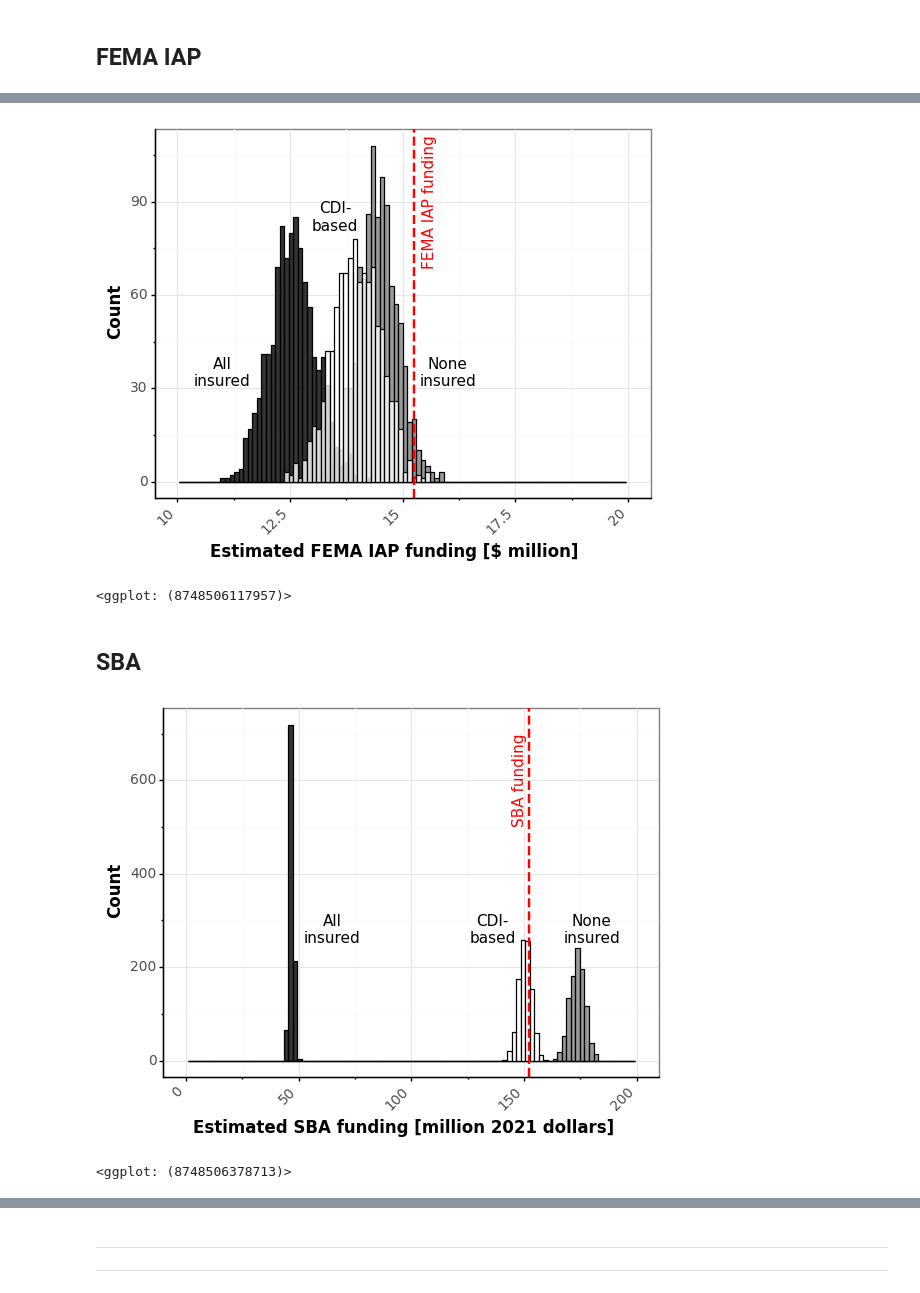
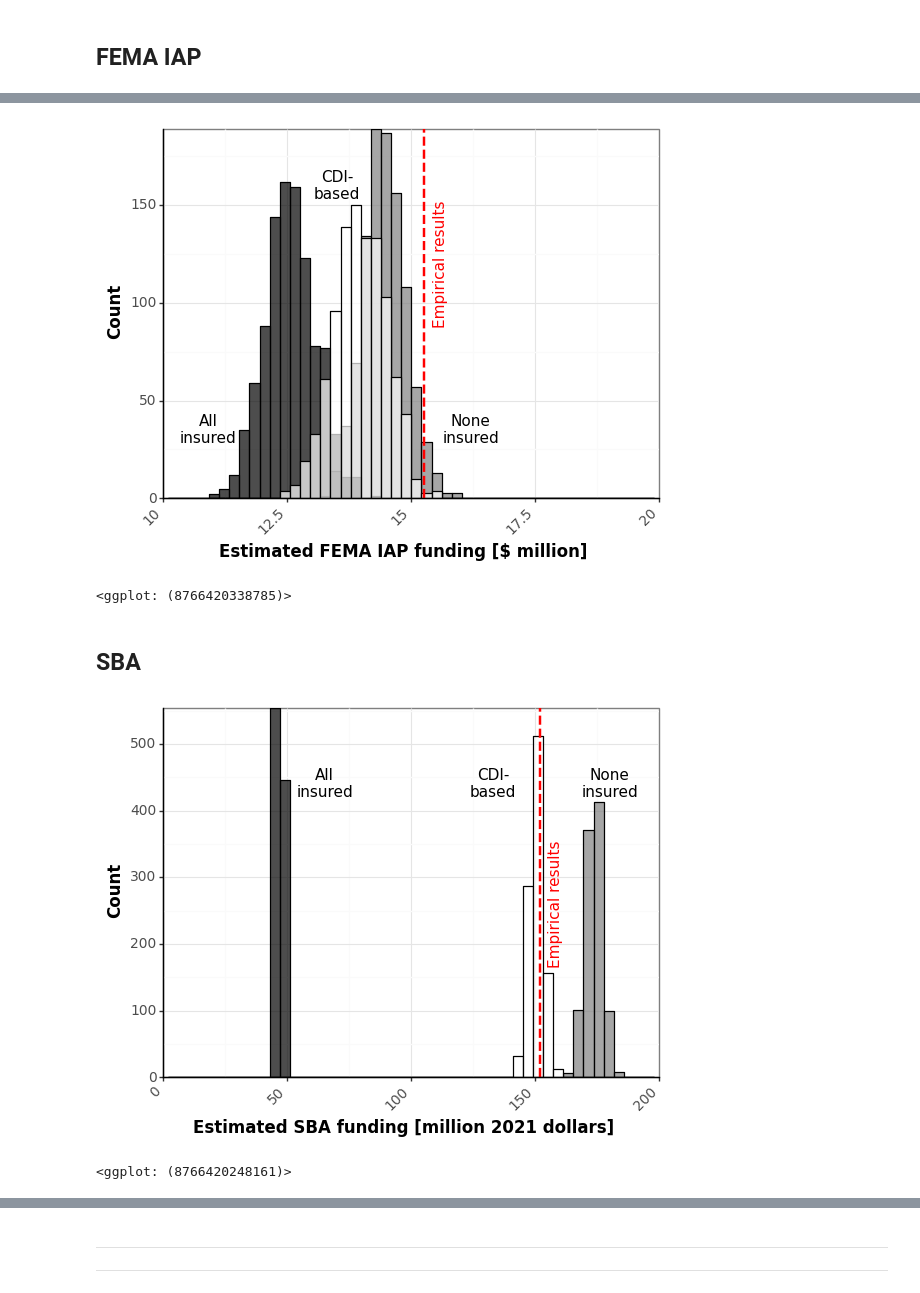
Before and after one commit to rccosta1/Post_Disaster_Unmet_Housing_Needs, a Jupyter notebook: 2017_Fires_Unmet_Needs.ipynb, the cells around one changed output, grey strips where cells are left out. Saved outputs shown, nothing was run; the diff lists cells and outputs as text; code cells hidden in the pictures.

Commit message:
Add files via upload
Corrected the behaviour of the SBA model when it cant find the needed data.

```diff
--- a/2017_Fires_Unmet_Needs.ipynb
+++ b/2017_Fires_Unmet_Needs.ipynb
@@ -1926,7 +1977,8 @@ df_Sources_Some = pd.read_csv(data_dir+'Results_Partial_Insured/2017_Fires_Sourc
 df_Sources_None['Losses'] = ['None insured'] * len(df_Sources_None)
 df_Sources_Some['Losses'] = ['Based on CDI'] * len(df_Sources_Some)
 df_Sources_All['Losses'] = ['All insured'] * len(df_Sources_All)
-df_Sources = df_Sources_None.append(df_Sources_Some).append(df_Sources_All)
+#df_Sources = df_Sources_None.append(df_Sources_Some).append(df_Sources_All)
+df_Sources = df_Sources_None.append(df_Sources_All)
 
 df_Sources['Losses'] = pd.Categorical(df_Sources['Losses'],categories=['None insured','All insured','Based on CDI'])
 
@@ -1935,12 +1987,12 @@ df_Sources['FEMA_IAP'] = df_Sources['FEMA_IAP'].div(1000000)
 
 # Base plot
 plot_base = ggplot(df_Sources,aes(x='FEMA_IAP',group='Losses',fill='Losses'))\
-            + geom_histogram(bins=100,position='identity',color='black',alpha=0.8)\
+            + geom_histogram(bins=50,position='identity',color='black',alpha=0.7)\
             + geom_vline(aes(xintercept=4.189+11.058), linetype='dashed', color='red',size=1)\
-            + annotate('text', x=4.189+11.4, y = 90, label='FEMA IAP funding',color='red',angle=90)\
-            + annotate('text', x=11, y = 35, label='All\ninsured',color='black')\
-            + annotate('text', x=13.5, y = 85, label='CDI-\nbased',color='black')\
-            + annotate('text', x=16, y = 35, label='None\ninsured',color='black')
+            + annotate('text', x=4.189+11.4, y = 120, label='Empirical results',color='red',angle=90)\
+            + annotate('text', x=10.9, y = 35, label='All\ninsured',color='black')\
+            + annotate('text', x=13.5, y = 160, label='CDI-\nbased',color='black')\
+            + annotate('text', x=16.2, y = 35, label='None\ninsured',color='black')
             #+ geom_vline(aes(xintercept=20.7), linetype='dashed', color='red',size=1)\
             #+ annotate('text', x=20, y = 125, label='HCD-reported FEMA IAP funding',color='red',angle=90)\
 
@@ -1955,31 +2007,25 @@ plot_clean = plot_clean + theme(
 ) +\
 labs(fill='Losses')+\
 scale_fill_manual(values = ['gray','black','white'])+\
-scale_x_continuous(name = 'Estimated FEMA IAP funding [$ million]',limits=[10,20]) +\
-scale_y_continuous(name = 'Count')
+scale_x_continuous(name = 'Estimated FEMA IAP funding [$ million]',limits=[10,20],expand=[0,0]) +\
+scale_y_continuous(name = 'Count',expand=[0,0])
 
-ggsave(plot_clean, filename = 'Fig_FEMA_Results.pdf', path = '/content/drive/MyDrive/SURI/Studies/2022_Wildfires/Figures/')
+ggsave(plot_clean, filename = 'Fig_FEMA_Results.pdf', path = '/content/drive/MyDrive/SURI/Studies_Ongoing/2022_Wildfires/Figures/')
 
 plot_clean
 # %% [output]
-[figure, old version]
+[figure, new version]
-<ggplot: (8748506117957)>
+<ggplot: (8766420338785)>
 # %% [markdown]
 ## SBA
 # %%
 # SBA results without insurance
-df_Loss_None = pd.read_csv(data_dir+'Results_No_Insured/2017_Fires_Loss_Hazus.txt')
-df_Unmet_None = pd.read_csv(data_dir+'Results_No_Insured/2017_Fires_Unmet_Hazus.txt')
 df_Sources_None = pd.read_csv(data_dir+'Results_No_Insured/2017_Fires_Sources_Hazus.txt')
 
 # SBA results with all insurance
-df_Loss_All = pd.read_csv(data_dir+'Results_Full_Insured/2017_Fires_Loss_Hazus.txt')
-df_Unmet_All = pd.read_csv(data_dir+'Results_Full_Insured/2017_Fires_Unmet_Hazus.txt')
 df_Sources_All = pd.read_csv(data_dir+'Results_Full_Insured/2017_Fires_Sources_Hazus.txt')
 
 # SBA results with partial insurance
-df_Loss_Some = pd.read_csv(data_dir+'Results_Partial_Insured/2017_Fires_Loss_Hazus.txt')
-df_Unmet_Some = pd.read_csv(data_dir+'Results_Partial_Insured/2017_Fires_Unmet_Hazus.txt')
 df_Sources_Some = pd.read_csv(data_dir+'Results_Partial_Insured/2017_Fires_Sources_Hazus.txt')
 
 
@@ -1987,43 +2033,43 @@ df_Sources_Some = pd.read_csv(data_dir+'Results_Partial_Insured/2017_Fires_Sourc
 df_Sources_None['Losses'] = ['None insured'] * len(df_Sources_None)
 df_Sources_Some['Losses'] = ['Partially insured'] * len(df_Sources_Some)
 df_Sources_All['Losses'] = ['All insured'] * len(df_Sources_All)
 df_Sources = df_Sources_None.append(df_Sources_Some).append(df_Sources_All)
 
 
 # Combine
 df_Sources['SBA_Home'] = df_Sources['SBA_Home'].div(1000000)
 
 # Plot base
 plot_base = ggplot(df_Sources,aes(x='SBA_Home',group='Losses',fill='Losses'))\
-            + geom_histogram(bins=100,position='identity',alpha=0.8,color='black')\
+            + geom_histogram(bins=50,position='identity',alpha=0.7,color='black')\
             + geom_vline(aes(xintercept=cpi.inflate(152,2018,to=2018)), linetype='dashed', color='red',size=1)\
-            + annotate('text', x=148, y = 600, label='SBA funding',color='red', angle=90)\
-            + annotate('text', x=65, y = 280, label='All\ninsured',color='black')\
-            + annotate('text', x=180, y = 280, label='None\ninsured',color='black')\
-            + annotate('text', x=136, y = 280, label='CDI-\nbased',color='black')
+            + annotate('text', x=158, y = 260, label='Empirical results',color='red', angle=90)\
+            + annotate('text', x=65, y = 440, label='All\ninsured',color='black')\
+            + annotate('text', x=180, y = 440, label='None\ninsured',color='black')\
+            + annotate('text', x=133, y = 440, label='CDI-\nbased',color='black')
             #+ geom_vline(aes(xintercept=cpi.inflate(163,2018,to=2018)), linetype='dashed', color='red',size=1)\
             #+ annotate('text', x=159, y = 200, label='HCD-reported SBA funding',color='red', angle=90)\
 
 # Plot clean
 plot_clean = plot_base + theme_bw()
 plot_clean = plot_clean + theme(
     axis_line=element_line(size=1),
     axis_text=element_text(size=10),
     axis_title=element_text(size=12,face="bold"),
     axis_text_x = element_text(angle = 45, hjust=1),
     legend_position='none'
 ) +\
 labs(fill='Insurance')+\
 scale_fill_manual(values = ['black','gray','white'])+\
-scale_x_continuous(name = 'Estimated SBA funding [million 2021 dollars]',limits=[0,200]) +\
-scale_y_continuous(name = 'Count')
+scale_x_continuous(name = 'Estimated SBA funding [million 2021 dollars]',limits=[0,200],expand=[0,0]) +\
+scale_y_continuous(name = 'Count',expand=[0,0])
 
-ggsave(plot_clean, filename = 'Fig_SBA_Hazus_vs_HCD.pdf', path = '/content/drive/MyDrive/SURI/Studies/2022_Wildfires/Figures/')
+ggsave(plot_clean, filename = 'Fig_SBA_Hazus_vs_HCD.pdf', path = '/content/drive/MyDrive/SURI/Studies_Ongoing/2022_Wildfires/Figures/')
 
 plot_clean
 # %% [output]
-[figure, old version]
+[figure, new version]
-<ggplot: (8748506378713)>
+<ggplot: (8766420248161)>
 # %%
 df_SBA_2018[df_SBA_2018['Damaged Property State Code']=='CA'].groupby(by='Damaged Property County/Parish Name').sum()
 # %%
```
Also changed, not shown: parts of 31 cells of this notebook.
